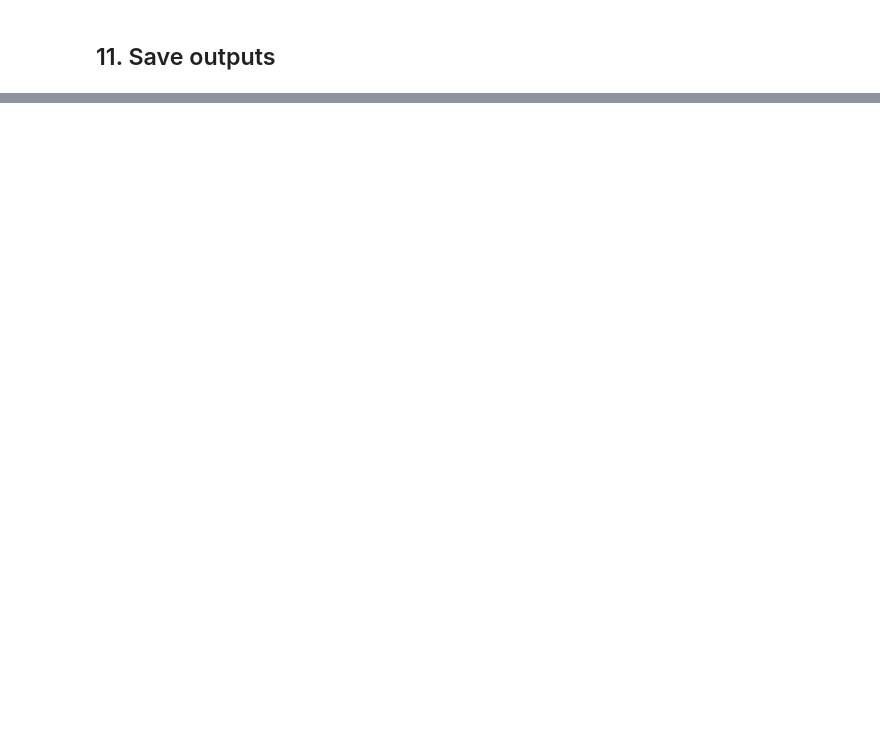
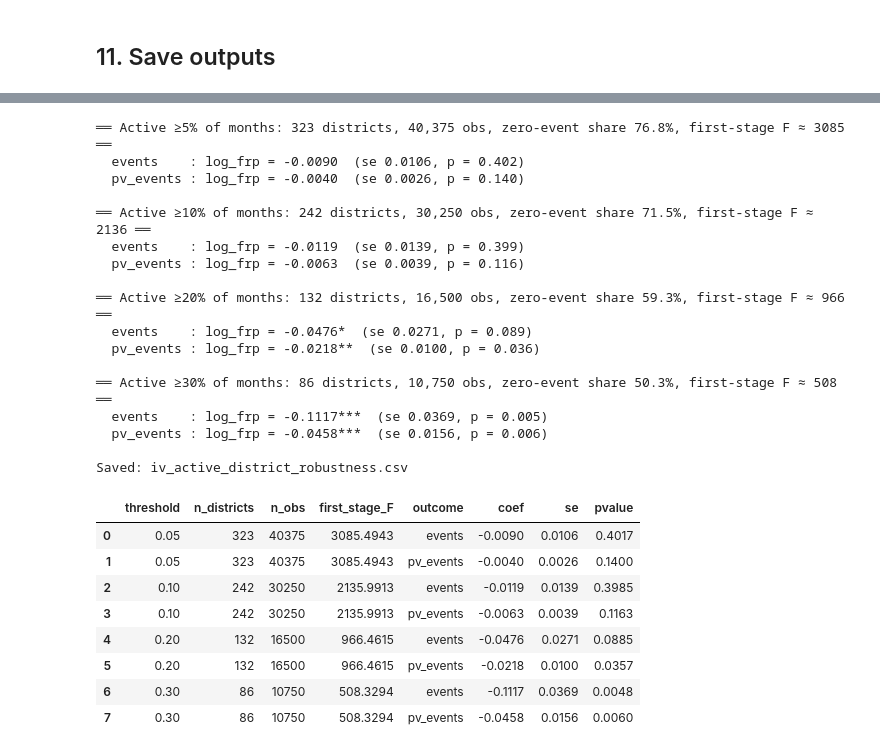
Before and after one commit to Hariaksha/wlidfire-conflict, a Jupyter notebook: analysis/wind-IV.ipynb, the cells around one changed output, grey strips where cells are left out. Drawn from its saved outputs; the diff is of its cells as text; code cells hidden in the pictures; blank space fills up the shorter version.

```diff
--- a/analysis/wind-IV.ipynb
+++ b/analysis/wind-IV.ipynb
@@ -38,9 +38,12 @@ c.retrieve(
 All paths are relative to wherever you run the notebook. Set `DATA_DIR` to the folder containing your fire CSV and ACLED xlsx.
 # %%
 import warnings
+import re
+import difflib
 import numpy as np
 import pandas as pd
 import xarray as xr
+import geopandas as gpd
 import matplotlib.pyplot as plt
 import matplotlib.gridspec as gridspec
 import pyfixest as pf
@@ -50,9 +53,10 @@ from scipy.spatial import cKDTree
 warnings.filterwarnings('ignore')
 
 # ── Paths ─────────────────────────────────────────────────────────────────
-WIND_NC    = '/Users/hariaksha/Documents/GitHub/climate-conflict/data/climate/wind/era5_wind_indonesia_2015_2025.nc'
-FIRE_CSV   = '/Users/hariaksha/Documents/GitHub/climate-conflict/data/climate/fire/DL_FIRE_SUOMI-VIIRS-C2_718931_Nov2000-Feb2026_buffer0km-csv/fire_archive_SV-C2_718931.csv'
-ACLED_XLSX = '/Users/hariaksha/Documents/GitHub/climate-conflict/data/unrest/ACLED Data_2026-06-10.xlsx'
+WIND_NC     = '/Users/hariaksha/Documents/GitHub/climate-conflict/data/climate/wind/era5_wind_indonesia_2015_2025.nc'
+FIRE_CSV    = '/Users/hariaksha/Documents/GitHub/climate-conflict/data/climate/fire/DL_FIRE_SUOMI-VIIRS-C2_718931_Nov2000-Feb2026_buffer0km-csv/fire_archive_SV-C2_718931.csv'
+ACLED_XLSX  = '/Users/hariaksha/Documents/GitHub/climate-conflict/data/unrest/ACLED Data_2026-06-10.xlsx'
+DISTRICT_SHP = '/Users/hariaksha/Documents/GitHub/climate-conflict/data/administrative/gadm41_IDN_shp/gadm41_IDN_2.shp'
 
 # ── Parameters ────────────────────────────────────────────────────────────
 UPWIND_RADIUS_KM  = 300   # search radius for upwind fires
@@ -61,7 +65,6 @@ START_YEAR        = 2015
 END_YEAR          = 2025
 END_MONTH         = 6
 N_LAGS            = 1 # controls how many monthly lags of fire exposure to include as additional regressors in model
-PROV_BUFFER       = 0.5   # degrees added to province bounding boxes
 R_EARTH           = 6371.0  # km, for distance conversions
 
 POLITICAL_VIOLENCE = [
@@ -805,0 +1071,68 @@ Saved:
+# %%
+ACTIVE_THRESHOLDS = [0.05, 0.10, 0.20, 0.30]
+
+active_months = panel.groupby('district')['events'].apply(lambda s: (s > 0).sum())
+n_months = panel['year_month'].nunique()
+
+robust_rows = []
+for thresh in ACTIVE_THRESHOLDS:
+    keep = active_months[active_months >= thresh * n_months].index
+    sub = panel[panel['district'].isin(keep)].copy()
+
+    # First-stage strength on the subsample
+    fs = pf.feols(fs_fml, data=sub, vcov={'CRV1': 'province'})
+    r2w, n, k = fs._r2_within, fs._N, len(lag_upwind_cols) + 1
+    sub_f = (r2w / k) / ((1 - r2w) / (n - k - 1))
+
+    print(f'\n══ Active ≥{thresh:.0%} of months: {len(keep)} districts, '
+          f'{len(sub):,} obs, zero-event share {(sub["events"]==0).mean()*100:.1f}%, '
+          f'first-stage F ≈ {sub_f:.0f} ══')
+
+    for outcome in ['events', 'pv_events']:
+        fml = f'{outcome} ~ {controls_str} | {fe_str} | {endog_var} ~ {iv_str}'
+        res = pf.feols(fml, data=sub, vcov=vcov)
+        row = res.tidy().reset_index()
+        row = row[row['Coefficient'] == 'log_frp'].iloc[0]
+        stars = ('***' if row['Pr(>|t|)'] < 0.01 else
+                 '**' if row['Pr(>|t|)'] < 0.05 else
+                 '*' if row['Pr(>|t|)'] < 0.1 else '')
+        print(f'  {outcome:10s}: log_frp = {row["Estimate"]:+.4f}{stars}  '
+              f'(se {row["Std. Error"]:.4f}, p = {row["Pr(>|t|)"]:.3f})')
+        robust_rows.append({
+            'threshold': thresh, 'n_districts': len(keep), 'n_obs': len(sub),
+            'first_stage_F': sub_f, 'outcome': outcome,
+            'coef': row['Estimate'], 'se': row['Std. Error'],
+            'pvalue': row['Pr(>|t|)'],
+        })
+
+robust_df = pd.DataFrame(robust_rows)
+robust_df.to_csv('iv_active_district_robustness.csv', index=False)
+print('\nSaved: iv_active_district_robustness.csv')
+robust_df.round(4)
+# %% [output]
+══ Active ≥5% of months: 323 districts, 40,375 obs, zero-event share 76.8%, first-stage F ≈ 3085 ══
+  events    : log_frp = -0.0090  (se 0.0106, p = 0.402)
+  pv_events : log_frp = -0.0040  (se 0.0026, p = 0.140)
+
+══ Active ≥10% of months: 242 districts, 30,250 obs, zero-event share 71.5%, first-stage F ≈ 2136 ══
+  events    : log_frp = -0.0119  (se 0.0139, p = 0.399)
+  pv_events : log_frp = -0.0063  (se 0.0039, p = 0.116)
+
+══ Active ≥20% of months: 132 districts, 16,500 obs, zero-event share 59.3%, first-stage F ≈ 966 ══
+  events    : log_frp = -0.0476*  (se 0.0271, p = 0.089)
+  pv_events : log_frp = -0.0218**  (se 0.0100, p = 0.036)
+
+══ Active ≥30% of months: 86 districts, 10,750 obs, zero-event share 50.3%, first-stage F ≈ 508 ══
+  events    : log_frp = -0.1117***  (se 0.0369, p = 0.005)
+  pv_events : log_frp = -0.0458***  (se 0.0156, p = 0.006)
+
+Saved: iv_active_district_robustness.csv
+|  | threshold | n_districts | n_obs | first_stage_F | outcome | coef | se | pvalue |
+| 0 | 0.05 | 323 | 40375 | 3085.4943 | events | -0.0090 | 0.0106 | 0.4017 |
+| 1 | 0.05 | 323 | 40375 | 3085.4943 | pv_events | -0.0040 | 0.0026 | 0.1400 |
+| 2 | 0.10 | 242 | 30250 | 2135.9913 | events | -0.0119 | 0.0139 | 0.3985 |
+| 3 | 0.10 | 242 | 30250 | 2135.9913 | pv_events | -0.0063 | 0.0039 | 0.1163 |
+| 4 | 0.20 | 132 | 16500 | 966.4615 | events | -0.0476 | 0.0271 | 0.0885 |
+| 5 | 0.20 | 132 | 16500 | 966.4615 | pv_events | -0.0218 | 0.0100 | 0.0357 |
+| 6 | 0.30 | 86 | 10750 | 508.3294 | events | -0.1117 | 0.0369 | 0.0048 |
+| 7 | 0.30 | 86 | 10750 | 508.3294 | pv_events | -0.0458 | 0.0156 | 0.0060 |
```
Also changed, not shown: parts of 23 cells of this notebook.
